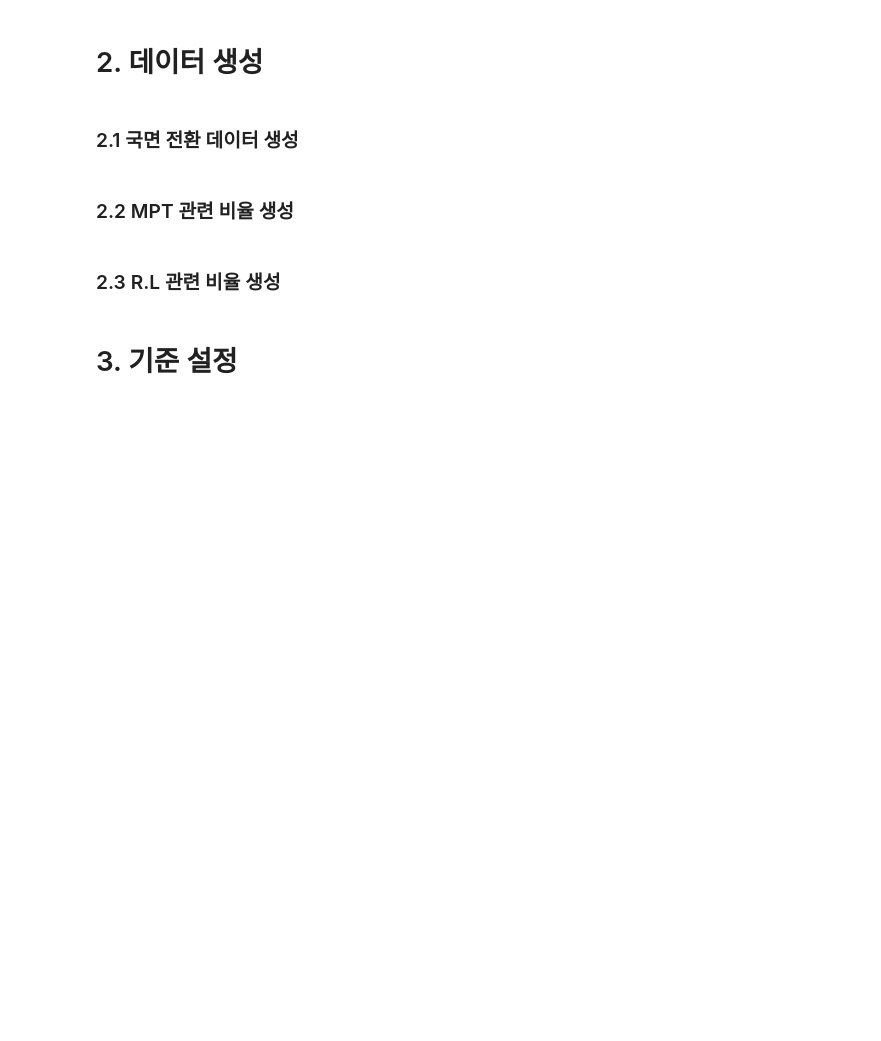
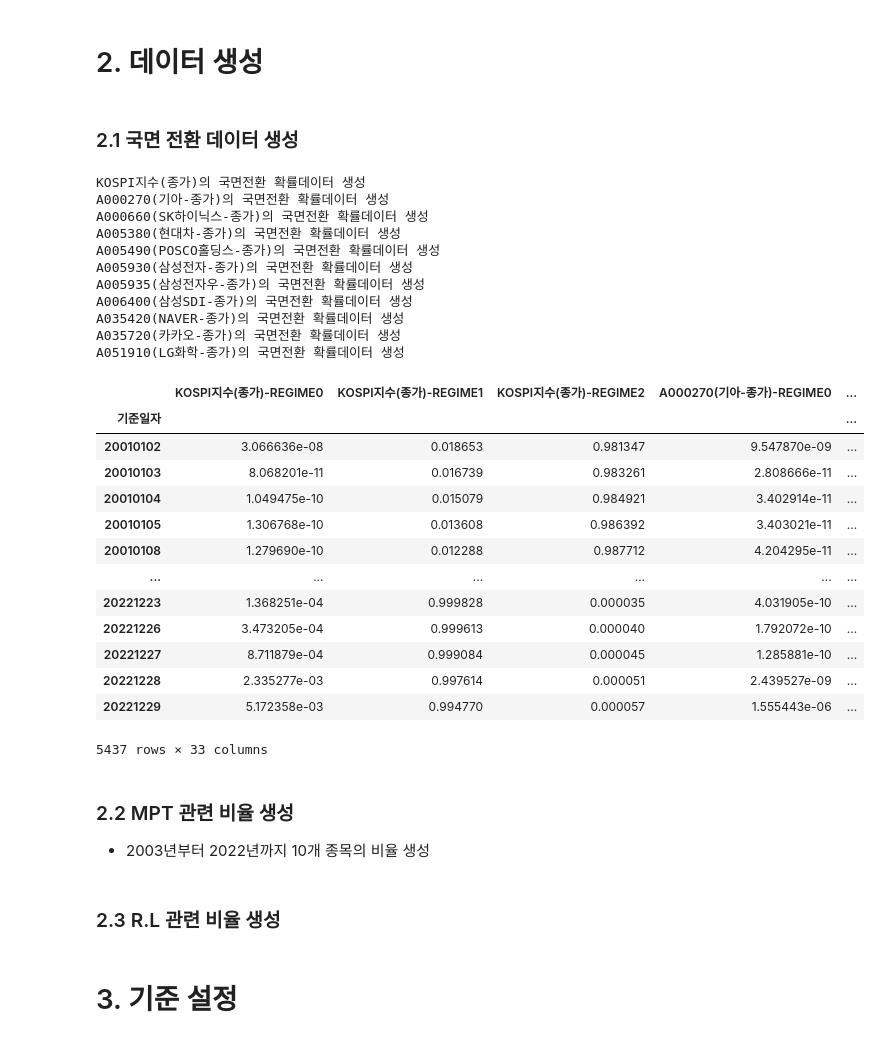
Before and after one commit to raphaellee-waikorea/paper-job-master, a Jupyter notebook: back-testing.ipynb, the cells around one changed output. Drawn from its saved outputs; the diff is of its cells as text; code cells hidden in the pictures; blank space fills up the shorter version.

Commit message:
백테스팅 데이터 준비 및 국면전환 확률 데이터 생성

```diff
--- a/back-testing.ipynb
+++ b/back-testing.ipynb
@@ -44,5 +75,62 @@
 # 2. 데이터 생성
 # %% [markdown]
 ### 2.1 국면 전환 데이터 생성
+# %%
+import warnings
+warnings.filterwarnings('ignore')
+
+df_regime_result = pandas.DataFrame()
+for feature_Y in df_base.columns:
+    if not '종가' in feature_Y:
+        continue
+    print(feature_Y + '의 국면전환 확률데이터 생성')
+    df_regime = df_base.copy()
+    df_regime['ts'] = pandas.to_datetime(df_regime.index, format='%Y%m%d')
+    df_regime_input = df_regime[['ts', feature_Y]]
+    df_regime_input = df_regime_input.set_index(['ts'])
+    df_regime_input[feature_Y] = df_regime_input[feature_Y] - numpy.mean(df_regime_input[feature_Y])
+    mod_kns = statsmodels.api.tsa.MarkovRegression(df_regime_input, k_regimes=3, trend='n', switching_variance=True)
+    res_kns = mod_kns.fit()
+    # res_kns.summary()
+    df_res_kns = pandas.DataFrame(res_kns.smoothed_marginal_probabilities)
+    df_res_kns.columns = [feature_Y + '-REGIME0', feature_Y + '-REGIME1', feature_Y + '-REGIME2']
+    if df_regime_result.shape[0] == 0:
+        df_regime_result = df_res_kns.copy()
+    else:
+        df_regime_result = df_regime_result.join(df_res_kns, how='left')
+df_regime_result['기준일자'] = df_regime_result.index
+df_regime_result['기준일자'] = df_regime_result['기준일자'].astype(str)
+df_regime_result['기준일자'] = df_regime_result['기준일자'].str.replace('-', '')
+df_regime_result['기준일자'] = df_regime_result['기준일자'].astype(int)
+df_regime_result = df_regime_result.set_index(['기준일자'])
+df_regime_result.to_csv('data-02-regime.csv')
+display(df_regime_result)
+# %% [output]
+KOSPI지수(종가)의 국면전환 확률데이터 생성
+A000270(기아-종가)의 국면전환 확률데이터 생성
+A000660(SK하이닉스-종가)의 국면전환 확률데이터 생성
+A005380(현대차-종가)의 국면전환 확률데이터 생성
+A005490(POSCO홀딩스-종가)의 국면전환 확률데이터 생성
+A005930(삼성전자-종가)의 국면전환 확률데이터 생성
+A005935(삼성전자우-종가)의 국면전환 확률데이터 생성
+A006400(삼성SDI-종가)의 국면전환 확률데이터 생성
+A035420(NAVER-종가)의 국면전환 확률데이터 생성
+A035720(카카오-종가)의 국면전환 확률데이터 생성
+A051910(LG화학-종가)의 국면전환 확률데이터 생성
+|  | KOSPI지수(종가)-REGIME0 | KOSPI지수(종가)-REGIME1 | KOSPI지수(종가)-REGIME2 | A000270(기아-종가)-REGIME0 | ... |
+| 기준일자 |  |  |  |  | ... |
+| 20010102 | 3.066636e-08 | 0.018653 | 0.981347 | 9.547870e-09 | ... |
+| 20010103 | 8.068201e-11 | 0.016739 | 0.983261 | 2.808666e-11 | ... |
+| 20010104 | 1.049475e-10 | 0.015079 | 0.984921 | 3.402914e-11 | ... |
+| 20010105 | 1.306768e-10 | 0.013608 | 0.986392 | 3.403021e-11 | ... |
+| 20010108 | 1.279690e-10 | 0.012288 | 0.987712 | 4.204295e-11 | ... |
+| ... | ... | ... | ... | ... | ... |
+| 20221223 | 1.368251e-04 | 0.999828 | 0.000035 | 4.031905e-10 | ... |
+| 20221226 | 3.473205e-04 | 0.999613 | 0.000040 | 1.792072e-10 | ... |
+| 20221227 | 8.711879e-04 | 0.999084 | 0.000045 | 1.285881e-10 | ... |
+| 20221228 | 2.335277e-03 | 0.997614 | 0.000051 | 2.439527e-09 | ... |
+| 20221229 | 5.172358e-03 | 0.994770 | 0.000057 | 1.555443e-06 | ... |
+5437 rows × 33 columns
 # %% [markdown]
 ### 2.2 MPT 관련 비율 생성
+- 2003년부터 2022년까지 10개 종목의 비율 생성
```
Also changed, not shown: parts of 4 cells of this notebook, 3 other files.
